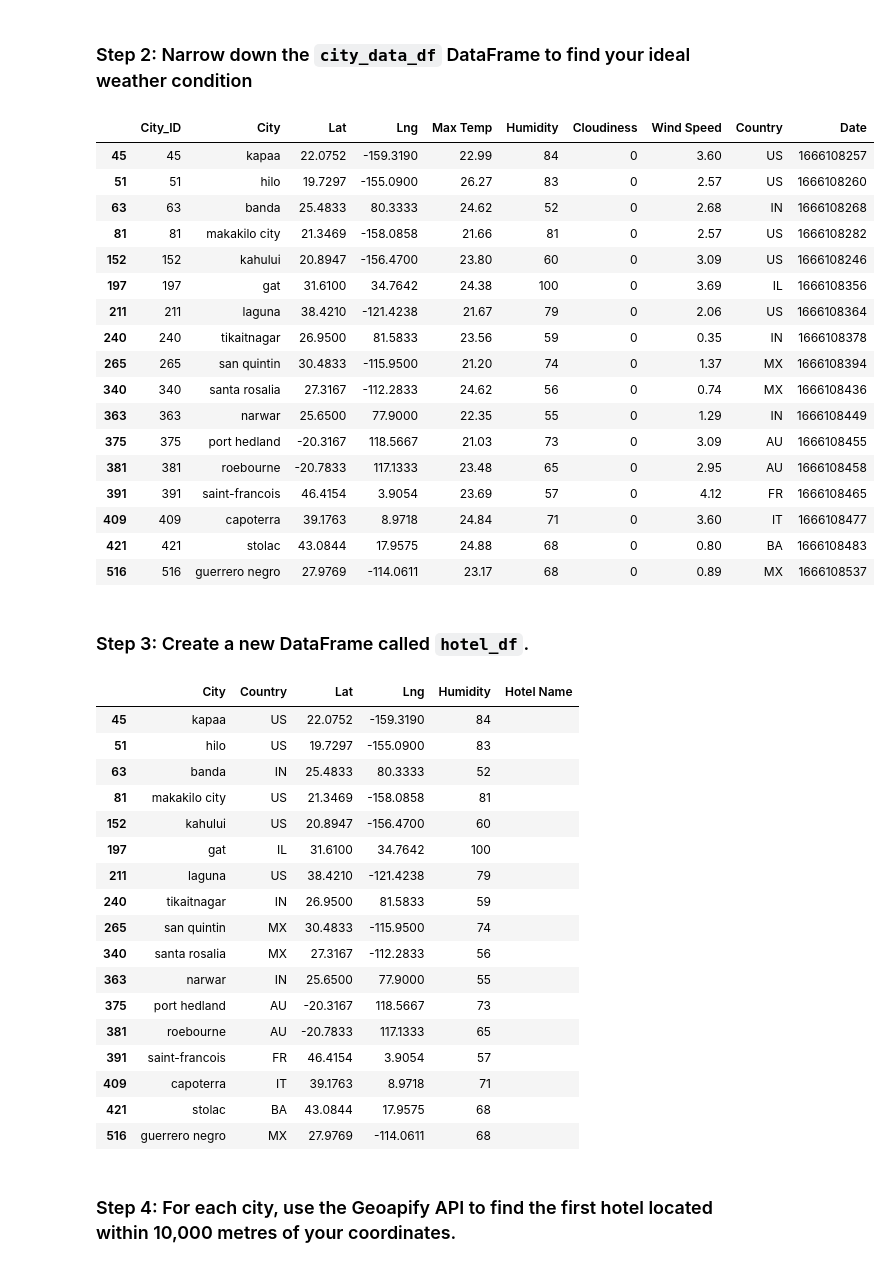
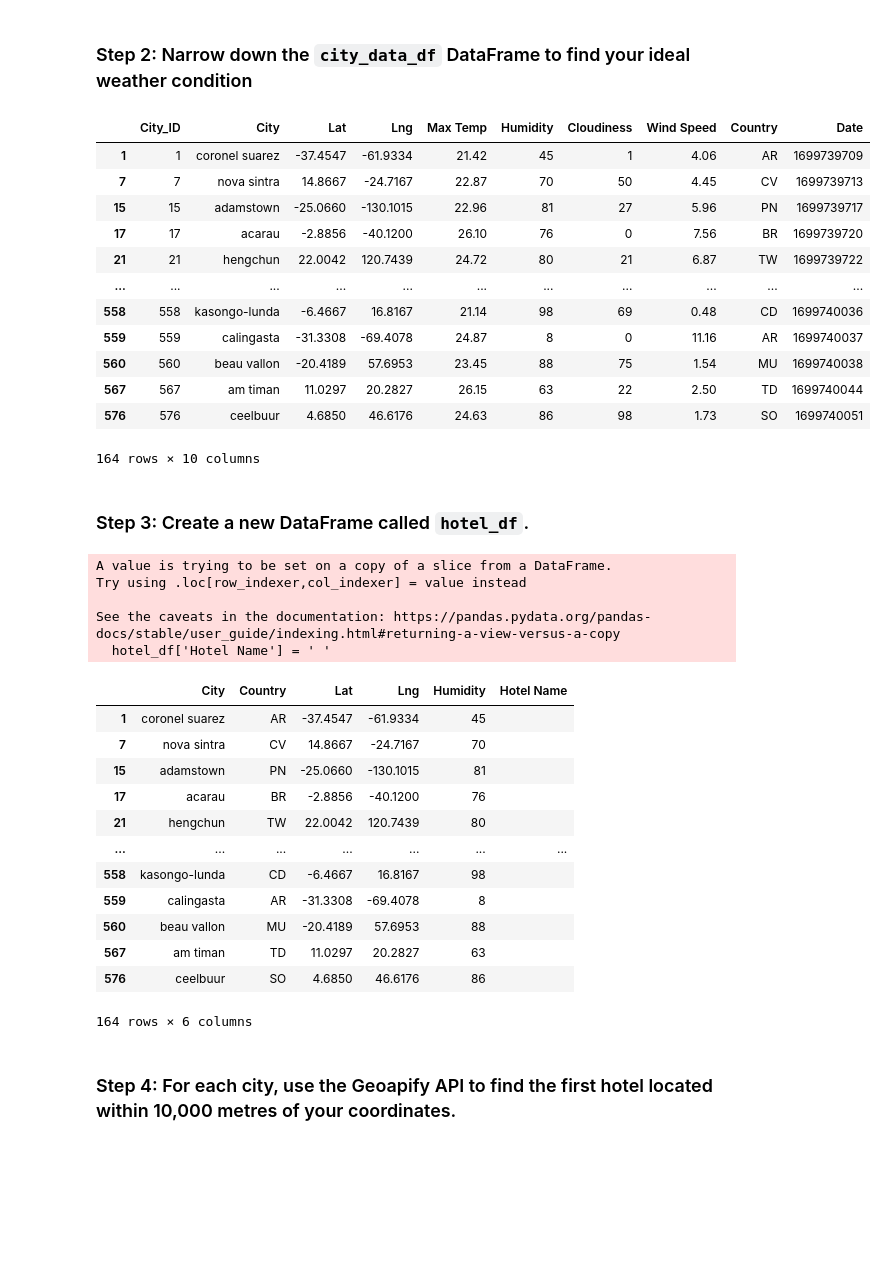
Before and after one commit to Chud-rf/python-api-challenge, a Jupyter notebook: VacationPy.ipynb, the cells around one changed output. Saved outputs shown, nothing was run; the diff lists cells and outputs as text; code cells hidden in the pictures; blank space fills up the shorter version.

```diff
--- a/VacationPy.ipynb
+++ b/VacationPy.ipynb
@@ -45,62 +53,57 @@ city_data_df.head()
 ### Step 2: Narrow down the `city_data_df` DataFrame to find your ideal weather condition
 # %%
 # Narrow down cities that fit criteria and drop any results with null values
-# YOUR CODE HERE
+city_data_clean = city_data_df[(city_data_df['Max Temp'] <= 27) & (city_data_df['Max Temp'] > 21)]
 
 # Drop any rows with null values
-# YOUR CODE HERE
+city_data_clean = city_data_clean.dropna(how='any')
 
 # Display sample data
-# YOUR CODE HERE
+city_data_clean
 # %% [output]
 |  | City_ID | City | Lat | Lng | Max Temp | Humidity | Cloudiness | Wind Speed | Country | Date |
-| 45 | 45 | kapaa | 22.0752 | -159.3190 | 22.99 | 84 | 0 | 3.60 | US | 1666108257 |
-| 51 | 51 | hilo | 19.7297 | -155.0900 | 26.27 | 83 | 0 | 2.57 | US | 1666108260 |
-| 63 | 63 | banda | 25.4833 | 80.3333 | 24.62 | 52 | 0 | 2.68 | IN | 1666108268 |
-| 81 | 81 | makakilo city | 21.3469 | -158.0858 | 21.66 | 81 | 0 | 2.57 | US | 1666108282 |
-| 152 | 152 | kahului | 20.8947 | -156.4700 | 23.80 | 60 | 0 | 3.09 | US | 1666108246 |
-| 197 | 197 | gat | 31.6100 | 34.7642 | 24.38 | 100 | 0 | 3.69 | IL | 1666108356 |
-| 211 | 211 | laguna | 38.4210 | -121.4238 | 21.67 | 79 | 0 | 2.06 | US | 1666108364 |
-| 240 | 240 | tikaitnagar | 26.9500 | 81.5833 | 23.56 | 59 | 0 | 0.35 | IN | 1666108378 |
-| 265 | 265 | san quintin | 30.4833 | -115.9500 | 21.20 | 74 | 0 | 1.37 | MX | 1666108394 |
-| 340 | 340 | santa rosalia | 27.3167 | -112.2833 | 24.62 | 56 | 0 | 0.74 | MX | 1666108436 |
-| 363 | 363 | narwar | 25.6500 | 77.9000 | 22.35 | 55 | 0 | 1.29 | IN | 1666108449 |
-| 375 | 375 | port hedland | -20.3167 | 118.5667 | 21.03 | 73 | 0 | 3.09 | AU | 1666108455 |
-| 381 | 381 | roebourne | -20.7833 | 117.1333 | 23.48 | 65 | 0 | 2.95 | AU | 1666108458 |
-| 391 | 391 | saint-francois | 46.4154 | 3.9054 | 23.69 | 57 | 0 | 4.12 | FR | 1666108465 |
-| 409 | 409 | capoterra | 39.1763 | 8.9718 | 24.84 | 71 | 0 | 3.60 | IT | 1666108477 |
-| 421 | 421 | stolac | 43.0844 | 17.9575 | 24.88 | 68 | 0 | 0.80 | BA | 1666108483 |
-| 516 | 516 | guerrero negro | 27.9769 | -114.0611 | 23.17 | 68 | 0 | 0.89 | MX | 1666108537 |
+| 1 | 1 | coronel suarez | -37.4547 | -61.9334 | 21.42 | 45 | 1 | 4.06 | AR | 1699739709 |
+| 7 | 7 | nova sintra | 14.8667 | -24.7167 | 22.87 | 70 | 50 | 4.45 | CV | 1699739713 |
+| 15 | 15 | adamstown | -25.0660 | -130.1015 | 22.96 | 81 | 27 | 5.96 | PN | 1699739717 |
+| 17 | 17 | acarau | -2.8856 | -40.1200 | 26.10 | 76 | 0 | 7.56 | BR | 1699739720 |
+| 21 | 21 | hengchun | 22.0042 | 120.7439 | 24.72 | 80 | 21 | 6.87 | TW | 1699739722 |
+| ... | ... | ... | ... | ... | ... | ... | ... | ... | ... | ... |
+| 558 | 558 | kasongo-lunda | -6.4667 | 16.8167 | 21.14 | 98 | 69 | 0.48 | CD | 1699740036 |
+| 559 | 559 | calingasta | -31.3308 | -69.4078 | 24.87 | 8 | 0 | 11.16 | AR | 1699740037 |
+| 560 | 560 | beau vallon | -20.4189 | 57.6953 | 23.45 | 88 | 75 | 1.54 | MU | 1699740038 |
+| 567 | 567 | am timan | 11.0297 | 20.2827 | 26.15 | 63 | 22 | 2.50 | TD | 1699740044 |
+| 576 | 576 | ceelbuur | 4.6850 | 46.6176 | 24.63 | 86 | 98 | 1.73 | SO | 1699740051 |
+164 rows × 10 columns
 # %% [markdown]
 ### Step 3: Create a new DataFrame called `hotel_df`.
 # %%
 # Use the Pandas copy function to create DataFrame called hotel_df to store the city, country, coordinates, and humidity
-# YOUR CODE HERE
+hotel_df = city_data_clean[['City', 'Country', 'Lat', 'Lng', 'Humidity']]
 
 # Add an empty column, "Hotel Name," to the DataFrame so you can store the hotel found using the Geoapify API
-# YOUR CODE HERE
+hotel_df['Hotel Name'] = ' '
 
 # Display sample data
-# YOUR CODE HERE
+hotel_df
 # %% [output]
+A value is trying to be set on a copy of a slice from a DataFrame.
+Try using .loc[row_indexer,col_indexer] = value instead
+
+See the caveats in the documentation: https://pandas.pydata.org/pandas-docs/stable/user_guide/indexing.html#returning-a-view-versus-a-copy
+  hotel_df['Hotel Name'] = ' '
 |  | City | Country | Lat | Lng | Humidity | Hotel Name |
-| 45 | kapaa | US | 22.0752 | -159.3190 | 84 |  |
-| 51 | hilo | US | 19.7297 | -155.0900 | 83 |  |
-| 63 | banda | IN | 25.4833 | 80.3333 | 52 |  |
-| 81 | makakilo city | US | 21.3469 | -158.0858 | 81 |  |
-| 152 | kahului | US | 20.8947 | -156.4700 | 60 |  |
-| 197 | gat | IL | 31.6100 | 34.7642 | 100 |  |
-| 211 | laguna | US | 38.4210 | -121.4238 | 79 |  |
-| 240 | tikaitnagar | IN | 26.9500 | 81.5833 | 59 |  |
-| 265 | san quintin | MX | 30.4833 | -115.9500 | 74 |  |
-| 340 | santa rosalia | MX | 27.3167 | -112.2833 | 56 |  |
-| 363 | narwar | IN | 25.6500 | 77.9000 | 55 |  |
-| 375 | port hedland | AU | -20.3167 | 118.5667 | 73 |  |
-| 381 | roebourne | AU | -20.7833 | 117.1333 | 65 |  |
-| 391 | saint-francois | FR | 46.4154 | 3.9054 | 57 |  |
-| 409 | capoterra | IT | 39.1763 | 8.9718 | 71 |  |
-| 421 | stolac | BA | 43.0844 | 17.9575 | 68 |  |
-| 516 | guerrero negro | MX | 27.9769 | -114.0611 | 68 |  |
+| 1 | coronel suarez | AR | -37.4547 | -61.9334 | 45 |  |
+| 7 | nova sintra | CV | 14.8667 | -24.7167 | 70 |  |
+| 15 | adamstown | PN | -25.0660 | -130.1015 | 81 |  |
+| 17 | acarau | BR | -2.8856 | -40.1200 | 76 |  |
+| 21 | hengchun | TW | 22.0042 | 120.7439 | 80 |  |
+| ... | ... | ... | ... | ... | ... | ... |
+| 558 | kasongo-lunda | CD | -6.4667 | 16.8167 | 98 |  |
+| 559 | calingasta | AR | -31.3308 | -69.4078 | 8 |  |
+| 560 | beau vallon | MU | -20.4189 | 57.6953 | 88 |  |
+| 567 | am timan | TD | 11.0297 | 20.2827 | 63 |  |
+| 576 | ceelbuur | SO | 4.6850 | 46.6176 | 86 |  |
+164 rows × 6 columns
 # %% [markdown]
 ### Step 4: For each city, use the Geoapify API to find the first hotel located within 10,000 metres of your coordinates.
 # %%
```
Also changed, not shown: parts of 3 cells of this notebook.
